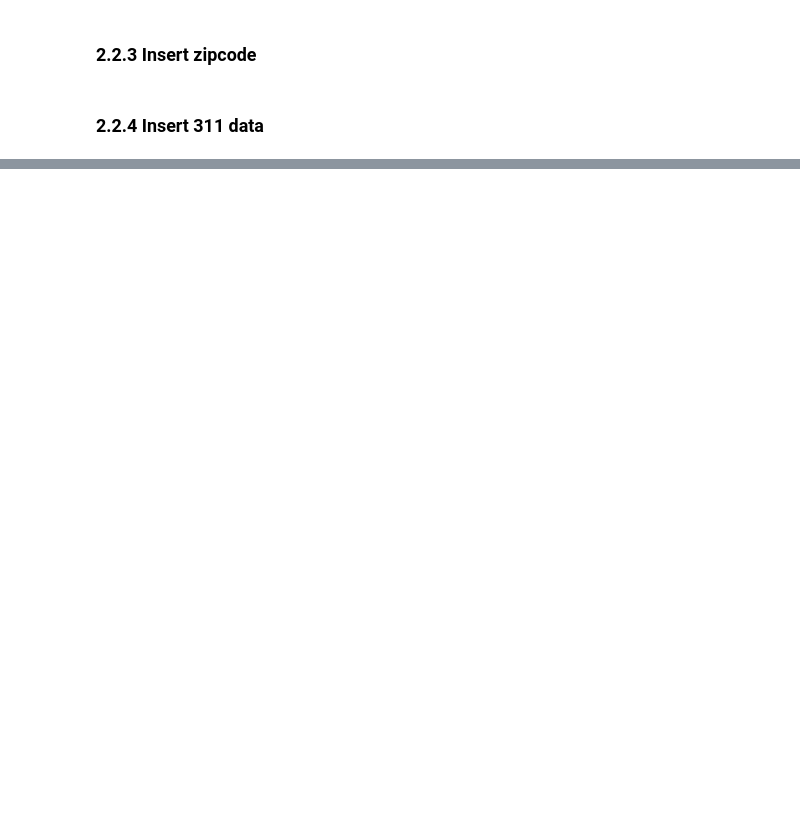
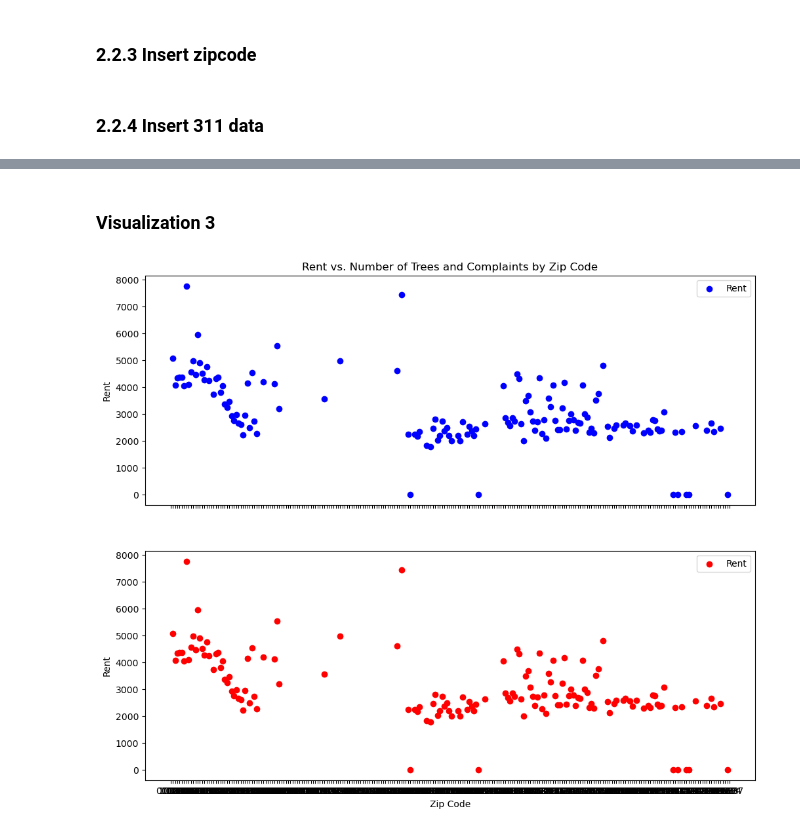
Before and after one commit to yl5450/Final_Project, a Jupyter notebook: 4501Project_part1&2.ipynb, the cells around one changed output, grey strips where cells are left out. Cells and saved outputs as stored; diff of their text form; code cells hidden in the pictures; blank space fills up the shorter version.

```diff
--- a/4501Project_part1&2.ipynb
+++ b/4501Project_part1&2.ipynb
@@ -1116,0 +1520,57 @@ preview_data
+# %% [markdown]
+### Visualization 3
+# %%
+def get_data_for_correlation(engine, start_date, end_date):
+    # Query to get data for rent, trees, and complaints
+    query = f"""
+    SELECT
+    zipcodes.zipcode,
+    zillow."2023-08-31" AS rent,
+    COUNT(*) AS num_trees,
+    COUNT(*) AS num_complaints
+    FROM
+        zipcodes
+    LEFT JOIN
+        nyc_tree ON zipcodes.zipcode = nyc_tree.zipcode
+    LEFT JOIN
+        nyc_311 ON zipcodes.zipcode = nyc_311.zipcode AND nyc_311.date BETWEEN '2015-01-01' AND '2023-09-30'
+    LEFT JOIN
+        zillow ON zipcodes.zipcode = zillow.zipcode
+    GROUP BY
+        zipcodes.zipcode, zillow."2023-08-31"
+    ORDER BY
+        zipcodes.zipcode;
+    """
+
+    # Execute SQL query and fetch results into a Pandas DataFrame
+    df = pd.read_sql(query, engine)
+
+    return df
+
+def plot_correlation(data):
+    # Create subplots with shared x-axis
+    fig, (ax1, ax2) = plt.subplots(2, 1, figsize=(12, 10), sharex=True)
+
+    # Plot rent vs. number of trees
+    ax1.scatter(data['zipcode'], data['rent'], c='blue', label='Rent')
+    ax1.set_ylabel('Rent')
+    ax1.set_title('Rent vs. Number of Trees and Complaints by Zip Code')
+    ax1.legend()
+
+    # Plot rent vs. number of complaints
+    ax2.scatter(data['zipcode'], data['rent'], c='red', label='Rent')
+    ax2.set_xlabel('Zip Code')
+    ax2.set_ylabel('Rent')
+    ax2.legend()
+
+    plt.show()
+
+# Define the time frame
+start_date = '2015-01-01'
+end_date = '2023-09-30'
+
+# Call the functions
+df_correlation_data = get_data_for_correlation(engine, start_date, end_date)
+plot_correlation(df_correlation_data)
+# %% [output]
+[figure, added]
```
Also changed, not shown: parts of 70 cells of this notebook, 7 other files.
